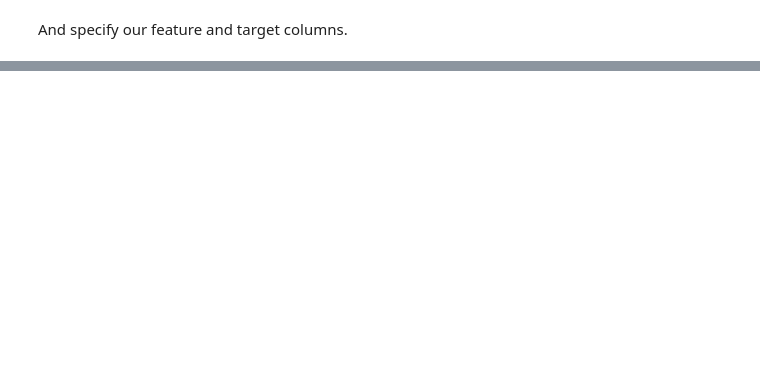
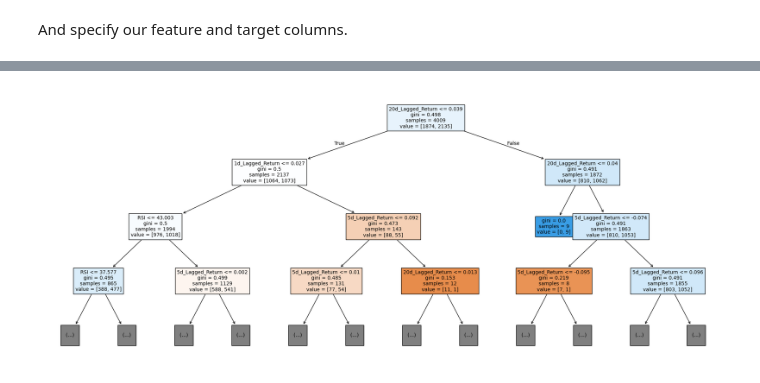
Before and after one commit to udacity/optimizing-ai-strategies, a Jupyter notebook: l2-hyperparameter-tuning-methods/demo4/L2_Demo4.ipynb, the cells around one changed output, grey strips where cells are left out. Cells and saved outputs as stored; diff of their text form; code cells hidden in the pictures; blank space fills up the shorter version.

```diff
--- a/l2-hyperparameter-tuning-methods/demo4/L2_Demo4.ipynb
+++ b/l2-hyperparameter-tuning-methods/demo4/L2_Demo4.ipynb
@@ -181,0 +100,10 @@ plt.show()
+# %%
+from sklearn.tree import plot_tree
+
+plt.figure(figsize=(25, 10))
+plot_tree(clf, feature_names=X.columns, filled=True, fontsize=10, max_depth=3)
+plt.show();
+
+# Orange = 0, Blue = 1; darker shade means lower gini impurity;
+# %% [output]
+[figure, added]
```
Also changed, not shown: parts of 36 cells of this notebook.
